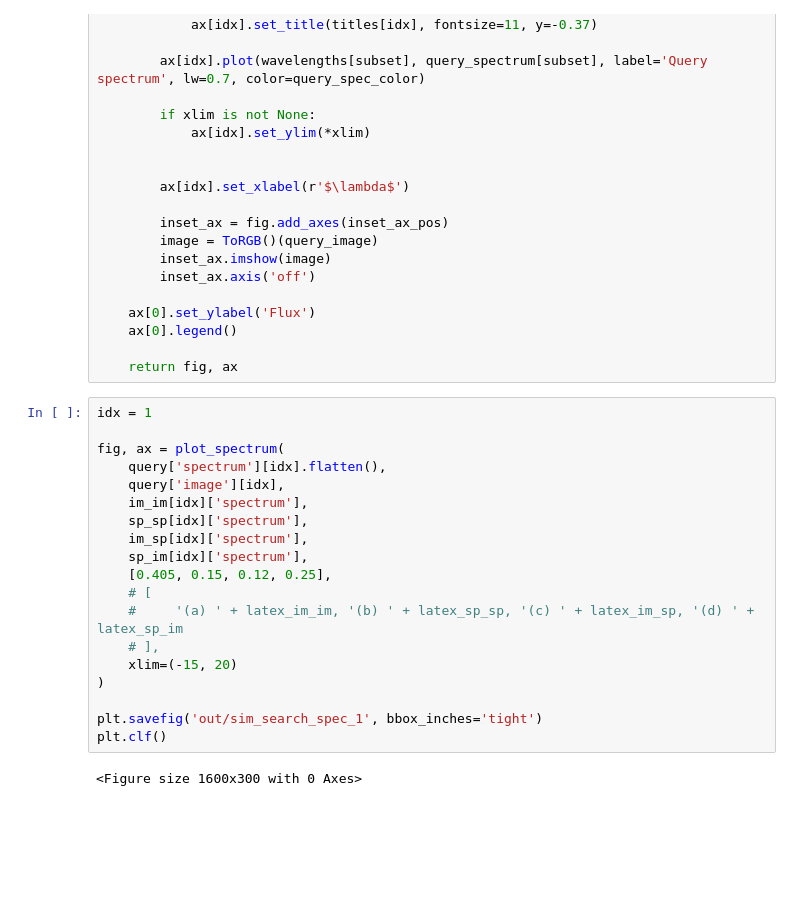
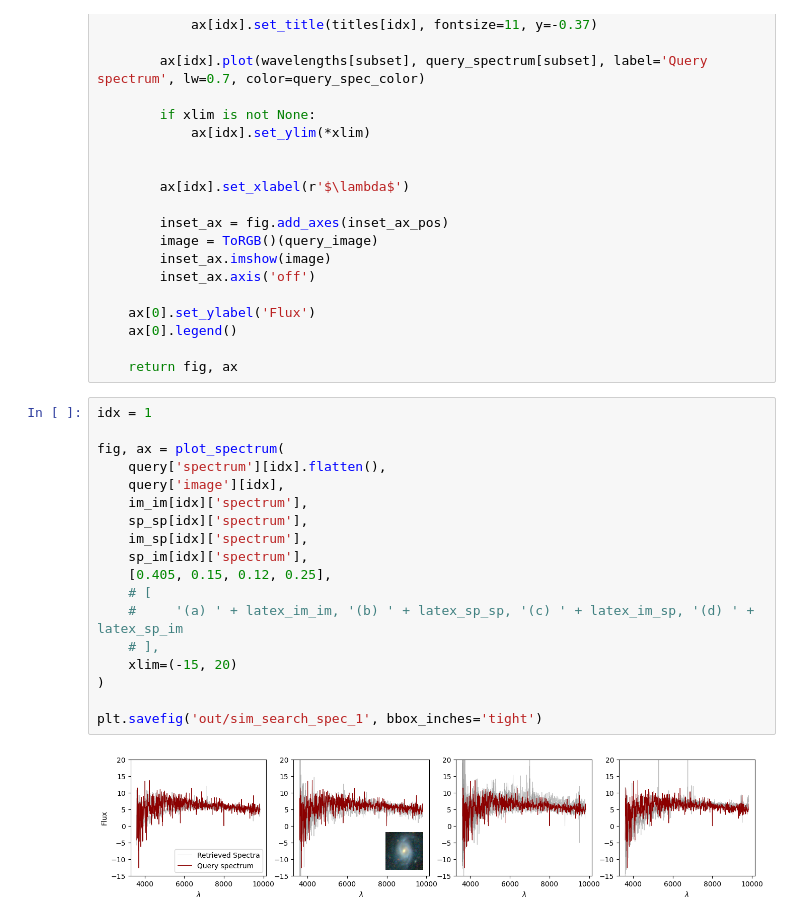
Before and after one commit to adnansiddiquei/AstroCLIP, a Jupyter notebook: results/downstream_tasks/Similarity Search.ipynb, the cells around one changed output. Saved outputs shown, nothing was run; the diff lists cells and outputs as text; blank space fills up the shorter version.

```diff
--- a/results/downstream_tasks/Similarity Search.ipynb
+++ b/results/downstream_tasks/Similarity Search.ipynb
@@ -223,24 +218,23 @@ def plot_spectrum(
 # %%
 idx = 1
 
 fig, ax = plot_spectrum(
     query['spectrum'][idx].flatten(),
     query['image'][idx],
     im_im[idx]['spectrum'],
     sp_sp[idx]['spectrum'],
     im_sp[idx]['spectrum'],
     sp_im[idx]['spectrum'],
     [0.405, 0.15, 0.12, 0.25],
     # [
     #     '(a) ' + latex_im_im, '(b) ' + latex_sp_sp, '(c) ' + latex_im_sp, '(d) ' + latex_sp_im
     # ],
     xlim=(-15, 20)
 )
 
 plt.savefig('out/sim_search_spec_1', bbox_inches='tight')
-plt.clf()
 # %% [output]
-<Figure size 1600x300 with 0 Axes>
+[figure, added]
 # %%
 idx = 4
 
```
Also changed, not shown: parts of 4 cells of this notebook, 4 other files.
